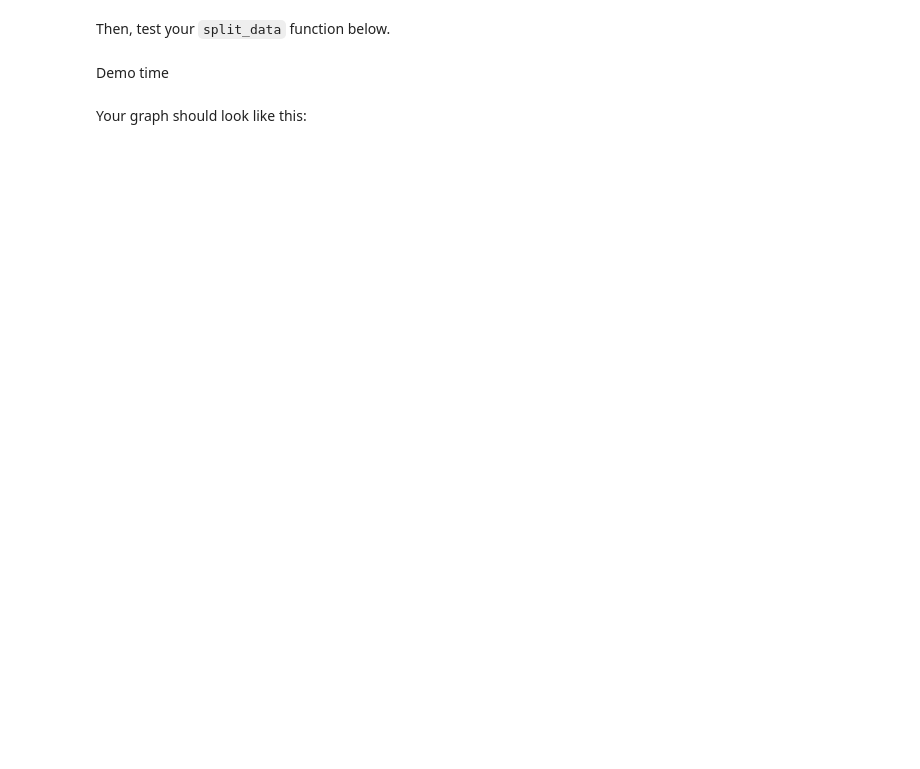
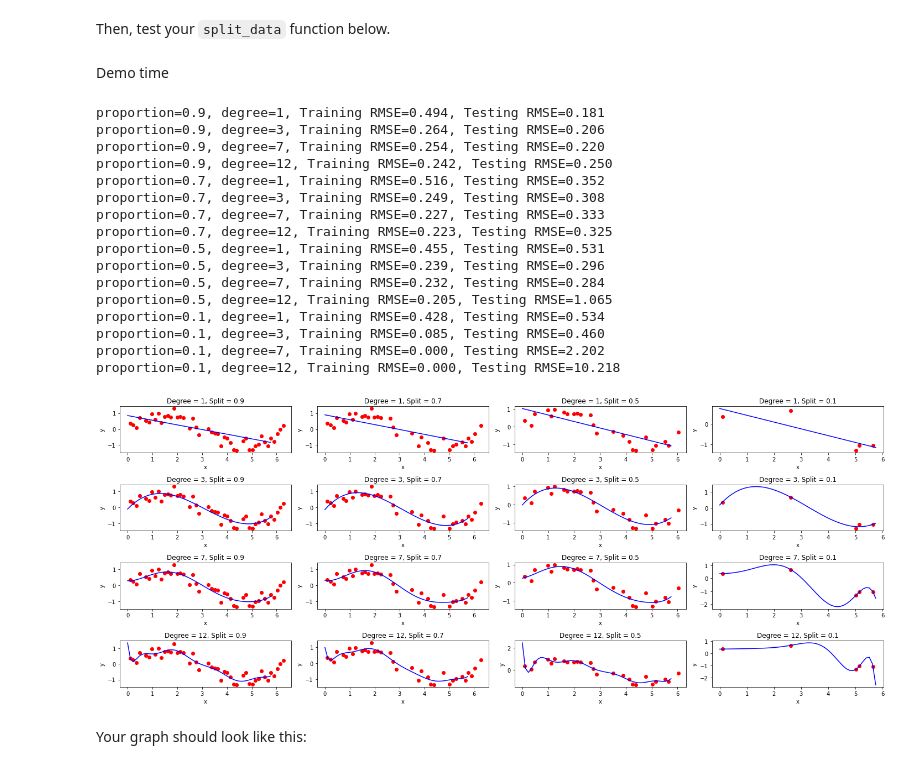
Before and after one commit to rrakotom/ML_course, a Jupyter notebook: labs/ex03/template/ex03.ipynb, the cells around one changed output. Cells and saved outputs as stored; diff of their text form; code cells hidden in the pictures; blank space fills up the shorter version.

```diff
--- a/labs/ex03/template/ex03.ipynb
+++ b/labs/ex03/template/ex03.ipynb
@@ -145,5 +154,11 @@ test(build_poly)
 # %% [markdown]
 Let us play with polynomial regression. Note that we will use your implemented function `compute_mse`. Please copy and paste your implementation from exercise02.
+# %%
+def f_x(x, w):
+    f = 0
+    for n in range(len(w)):
+        f = f + w[n]*x**n
+    return f
 # %%
 from plots import *
 def polynomial_regression():
@@ -215,8 +236,13 @@ def split_data(x, y, ratio, seed=1):
     """
     # set seed
     np.random.seed(seed)
-    # ***************************************************
-    # INSERT YOUR CODE HERE
-    # split the data based on the given ratio: TODO
-    # ***************************************************
-    raise NotImplementedError
+    perm = np.random.permutation(np.arange(len(x)))
+    end = math.floor(ratio*len(x))
+
+    #split the vector
+    x_tr = x[perm[0:end]]
+    x_te = x[perm[end:len(perm)]]
+    y_tr = y[perm[0:end]]
+    y_te = y[perm[end:len(perm)]]
+
+    return x_tr, x_te, y_tr, y_te
@@ -262,20 +305,49 @@ Demo time
 # %%
 seed = 6
 degrees = [1, 3, 7, 12]
 split_ratios = [0.9, 0.7, 0.5, 0.1]
 
 # define the structure of the figure
 num_row = 4
 num_col = 4
 axs = plt.subplots(num_row, num_col, figsize=(20,8))[1]
 
 for ind, split_ratio in enumerate(split_ratios):
     for ind_d, degree in enumerate(degrees):
         x_tr, x_te, y_tr, y_te, w = train_test_split_demo(x, y, degree, split_ratio, seed)
-        plot_fitted_curve(
-            y_tr, x_tr, w, degree, axs[ind_d][ind % num_col])
-        axs[ind_d][ind].set_title(f'Degree: {degree}, Split {split_ratio}')
+
+        #plot the results
+        """last point of x changes the scales of some graphs"""
+        pts = np.linspace(0, 5.75)
+
+        plt.subplot(num_row, num_col, (ind+1) + 4*ind_d)
+        plt.scatter(x_tr, y_tr, color = 'r')
+        plt.plot(pts, f_x(pts, w), 'b')
+
+        plt.title('Degree = {d}, Split = {s}'.format(d=degree, s=split_ratio))
+        plt.xlabel('x')
+        plt.ylabel('y')
+
 plt.tight_layout()
+plt.show()
+# %% [output]
+proportion=0.9, degree=1, Training RMSE=0.494, Testing RMSE=0.181
+proportion=0.9, degree=3, Training RMSE=0.264, Testing RMSE=0.206
+proportion=0.9, degree=7, Training RMSE=0.254, Testing RMSE=0.220
+proportion=0.9, degree=12, Training RMSE=0.242, Testing RMSE=0.250
+proportion=0.7, degree=1, Training RMSE=0.516, Testing RMSE=0.352
+proportion=0.7, degree=3, Training RMSE=0.249, Testing RMSE=0.308
+proportion=0.7, degree=7, Training RMSE=0.227, Testing RMSE=0.333
+proportion=0.7, degree=12, Training RMSE=0.223, Testing RMSE=0.325
+proportion=0.5, degree=1, Training RMSE=0.455, Testing RMSE=0.531
+proportion=0.5, degree=3, Training RMSE=0.239, Testing RMSE=0.296
+proportion=0.5, degree=7, Training RMSE=0.232, Testing RMSE=0.284
+proportion=0.5, degree=12, Training RMSE=0.205, Testing RMSE=1.065
+proportion=0.1, degree=1, Training RMSE=0.428, Testing RMSE=0.534
+proportion=0.1, degree=3, Training RMSE=0.085, Testing RMSE=0.460
+proportion=0.1, degree=7, Training RMSE=0.000, Testing RMSE=2.202
+proportion=0.1, degree=12, Training RMSE=0.000, Testing RMSE=10.218
+[figure, added]
 # %% [markdown]
 Your graph should look like this:
 # %% [markdown]
```
Also changed, not shown: parts of 13 cells of this notebook, 3 other files.
